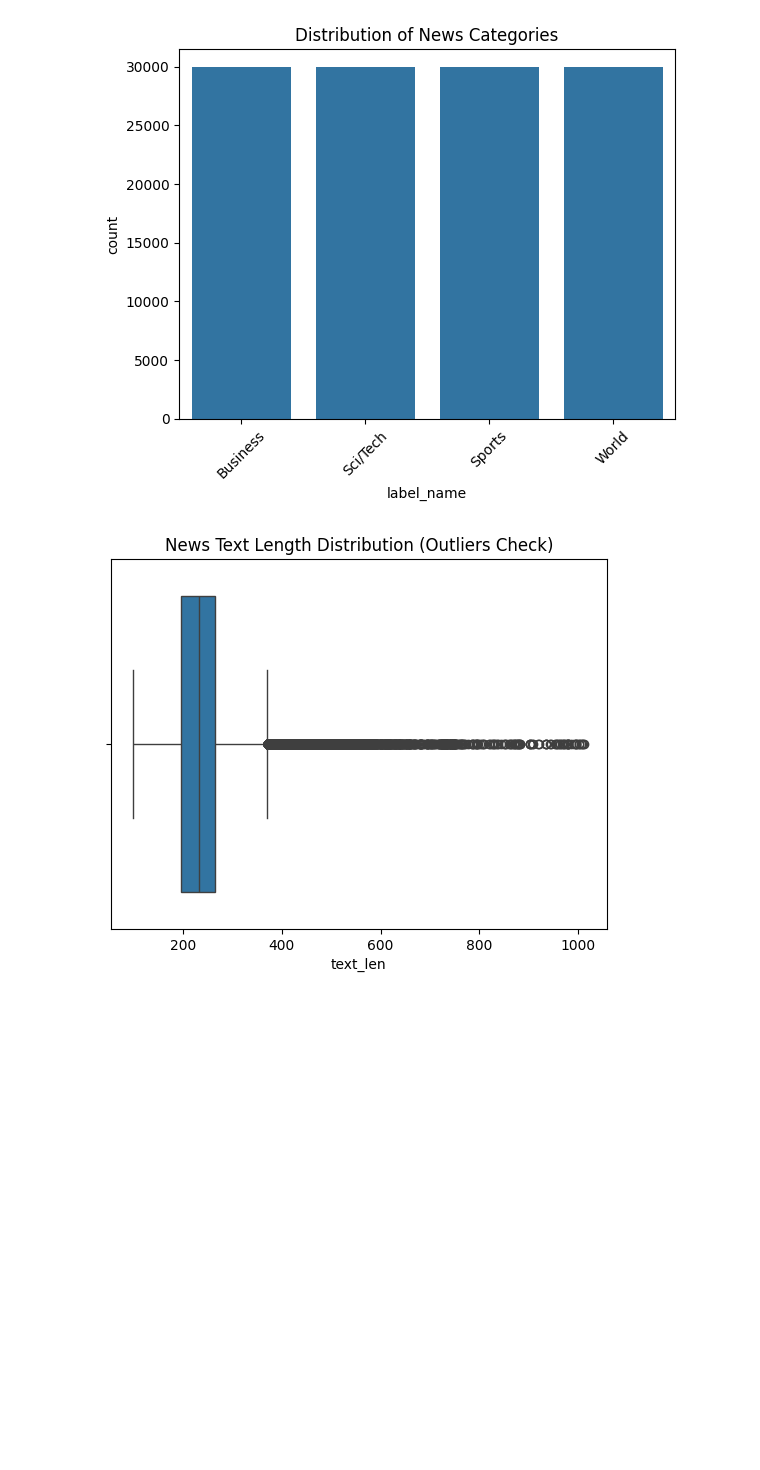
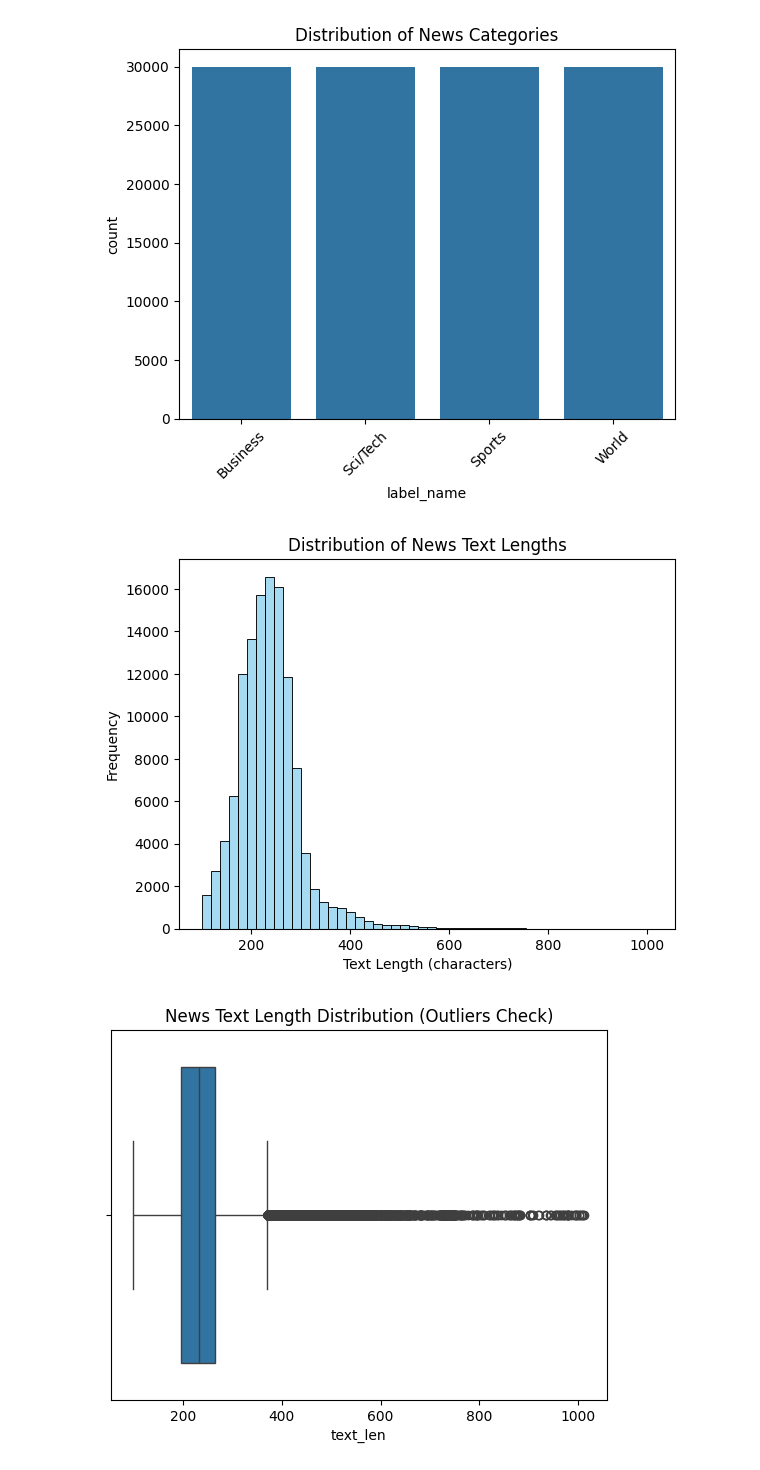
Before and after one commit to Devesh-DevCodes/NewsClassification, a Jupyter notebook: NewsClassification.ipynb, the cells around one changed output. Saved outputs shown, nothing was run; the diff lists cells and outputs as text; code cells hidden in the pictures; blank space fills up the shorter version.

```diff
--- a/NewsClassification.ipynb
+++ b/NewsClassification.ipynb
@@ -54,6 +79,20 @@ plt.xticks(rotation=45)
 plt.show()
 # %% [output]
 [figure]
+# %%
+# Create a histogram to see the distribution of text lengths
+
+# Create the 'text_len' column
+df['text_len'] = df['text'].apply(len)
+
+sns.histplot(df['text_len'], bins=50, color='skyblue')
+
+plt.title("Distribution of News Text Lengths")
+plt.xlabel("Text Length (characters)")
+plt.ylabel("Frequency")
+plt.show()
+# %% [output]
+[figure, added]
 # %%
 # 4.Check and Handle Outliers with Boxplot
 # use text length to find outliers in this textual dataset
```
Also changed, not shown: parts of 7 cells of this notebook.
